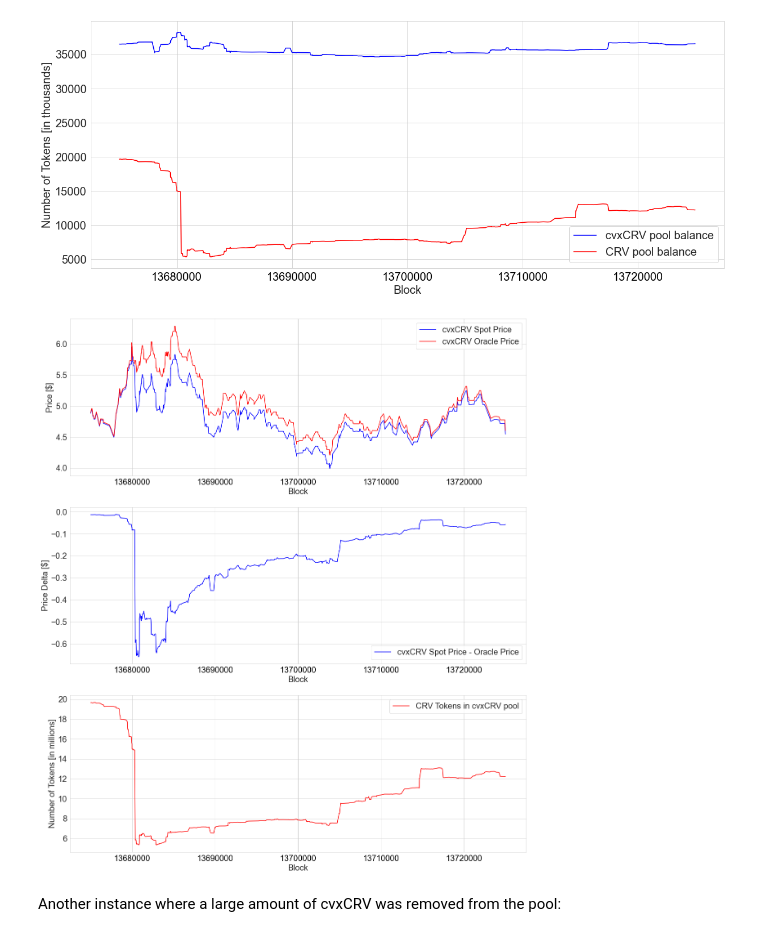
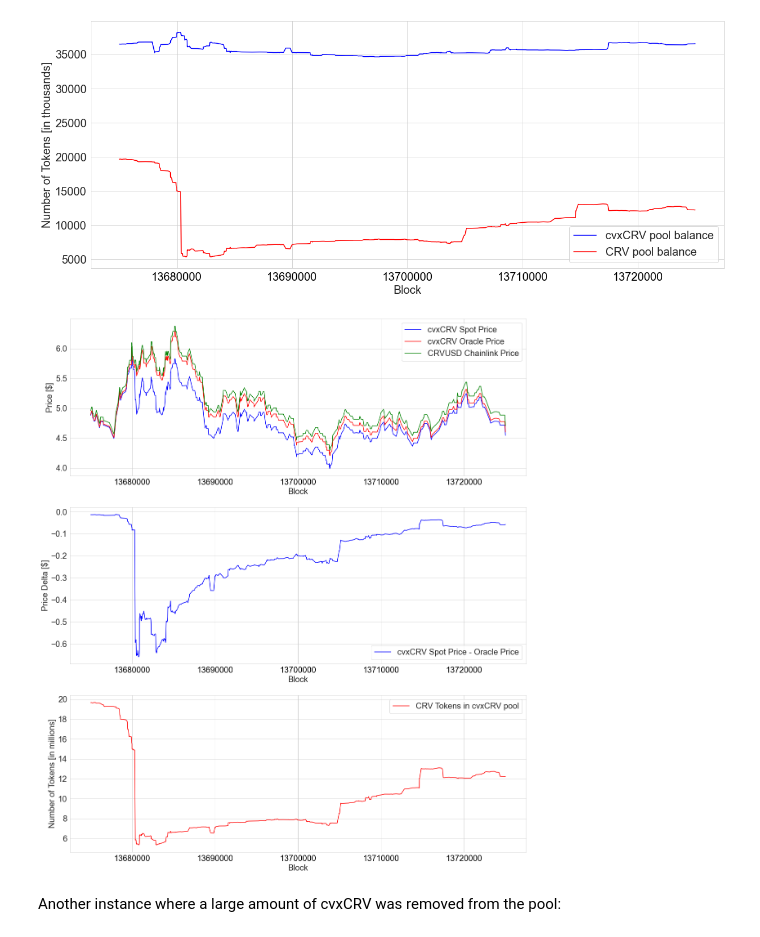
Before and after one commit to bout3fiddy/decentralised_oracle, a Jupyter notebook: scripts/research/oracle_simulation.ipynb, the cells around one changed output. Cells and saved outputs as stored; diff of their text form; code cells hidden in the pictures.

```diff
--- a/scripts/research/oracle_simulation.ipynb
+++ b/scripts/research/oracle_simulation.ipynb
@@ -43,7 +43,7 @@ pool_data['cvxcrvusd_oracle_price'] = 0
 
 for idx, row in pool_data.iterrows():
 
-    cvxcrv_to_crv_rate = row.cvxcrv_crv_10000 / 1E4
+    cvxcrv_to_crv_rate = row.cvxcrv_crv_1
     chainlink_crvusd_price = row.crvusd_price
     cvxcrv_oracle.update_ema_rate(int(cvxcrv_to_crv_rate * 1e18))
 
@@ -56,7 +56,7 @@ for idx, row in pool_data.iterrows():
     pool_data.loc[idx, 'swap_rate'] = cvxcrv_to_crv_rate
 
     if verbose:
-        print(f"Received {row.cvxcrv_crv_10000} CRV for 10000 cvxCRV.")
+        print(f"Received {row.cvxcrv_crv_10000} CRV for 1 cvxCRV.")
         print(f"EMA Swap Rate: {cvxcrv_oracle.ema_swap_rate * 1e-18}")
         print(f"CRVUSD Chainlink Price: {chainlink_crvusd_price} USD")
         print(f"cvxCRVUSD Chainlink Price: {cvxcrv_usd_oracle_price * 1e-18} USD")
@@ -281,6 +281,12 @@ ax.plot(
     df_pool_data_snippet.cvxcrvusd_oracle_price,
     color='red',
     label='cvxCRV Oracle Price'
+)
+ax.plot(
+    df_pool_data_snippet.block,
+    df_pool_data_snippet.crvusd_chainlink_price,
+    color='green',
+    label='CRVUSD Chainlink Price'
 )
 
 ax.set_xlabel("Block", fontsize=20)
@@ -301,34 +307,34 @@ ax.plot(
 )
 
 ax.set_xlabel("Block", fontsize=20)
 ax.set_ylabel("Price Delta [$]", fontsize=20)
 ax.tick_params(axis='both', which='major', labelsize=20)
 ax.tick_params(axis='x', which='major', colors='black')
 ax.legend(fontsize=20)
 ax.xaxis.get_major_formatter().set_scientific(False)
 ax.xaxis.get_major_formatter().set_useOffset(False)
 
 
 ax = axes[2]
 ax.plot(
     df_pool_data_snippet.block,
     df_pool_data_snippet.crv_pool_balance * 1e-6,
     color='red',
     # lw=5,
     label='CRV Tokens in cvxCRV pool'
 )
 
 ax.set_xlabel("Block", fontsize=20)
 ax.set_ylabel("Number of Tokens [in millions]", fontsize=20)
 ax.tick_params(axis='both', which='major', labelsize=20)
 ax.tick_params(axis='x', which='major', colors='black')
 ax.legend(fontsize=20)
 ax.xaxis.get_major_formatter().set_scientific(False)
 ax.xaxis.get_major_formatter().set_useOffset(False)
 ax.yaxis.get_major_formatter().set_scientific(False)
 ax.yaxis.get_major_formatter().set_useOffset(False)
 # %% [output]
-[figure, old version]
+[figure, new version]
 # %% [markdown]
 Another instance where a large amount of cvxCRV was removed from the pool:
 # %%
```
Also changed, not shown: parts of 8 cells of this notebook, 6 other files.
